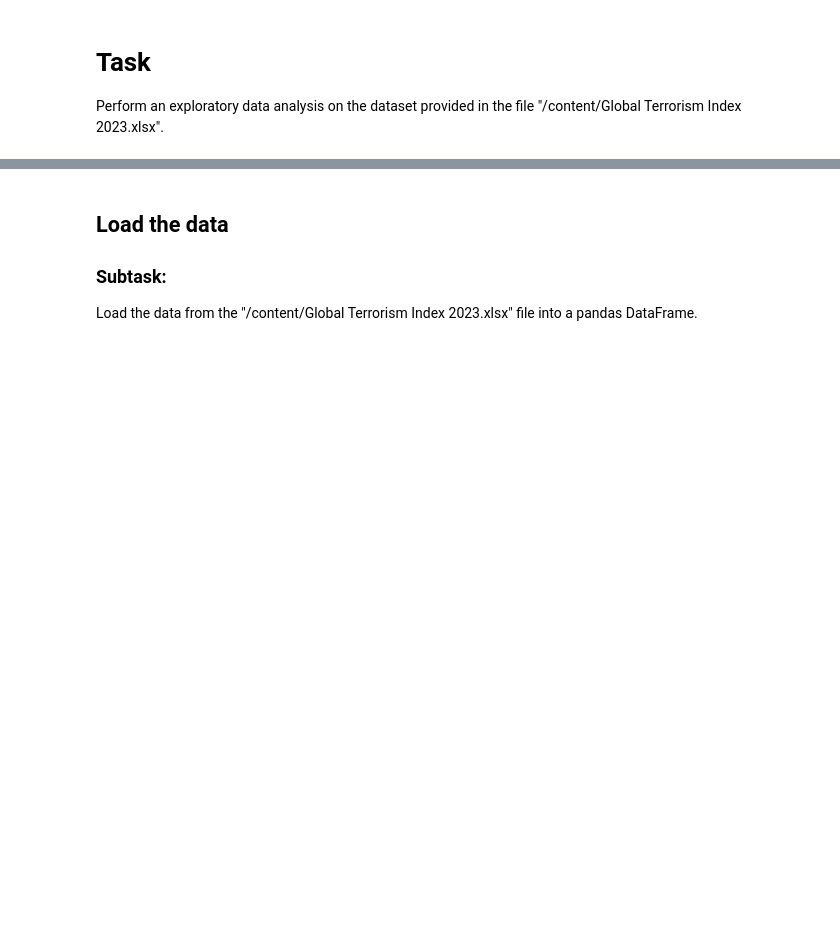
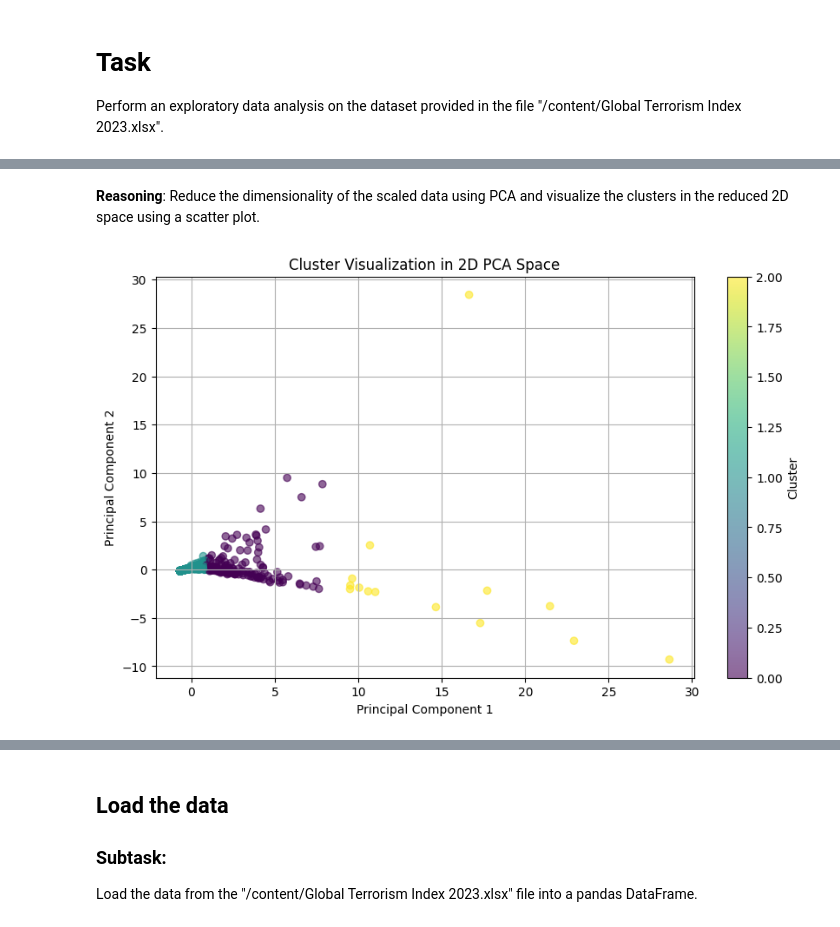
Before and after one commit to lynnfdsouza/Counterterrorism, a Jupyter notebook: Global_Terrorism_Index_01.ipynb, the cells around one changed output, grey strips where cells are left out. Drawn from its saved outputs; the diff is of its cells as text; code cells hidden in the pictures; blank space fills up the shorter version.

```diff
--- a/Global_Terrorism_Index_01.ipynb
+++ b/Global_Terrorism_Index_01.ipynb
@@ -34,0 +377,28 @@ Perform an exploratory data analysis on the dataset provided in the file "/conte
+# %% [markdown]
+**Reasoning**:
+Reduce the dimensionality of the scaled data using PCA and visualize the clusters in the reduced 2D space using a scatter plot.
+# %%
+from sklearn.decomposition import PCA
+import matplotlib.pyplot as plt
+
+# Instantiate PCA
+pca = PCA(n_components=2)
+
+# Fit and transform the scaled clustering data
+clustering_data_pca = pca.fit_transform(clustering_data_scaled)
+
+# Create a DataFrame for easier plotting
+clustering_data_pca_df = pd.DataFrame(clustering_data_pca, columns=['PCA1', 'PCA2'])
+clustering_data_pca_df['Cluster'] = df['Cluster'] # Add cluster labels
+
+# Create scatter plot
+plt.figure(figsize=(10, 6))
+scatter = plt.scatter(clustering_data_pca_df['PCA1'], clustering_data_pca_df['PCA2'], c=clustering_data_pca_df['Cluster'], cmap='viridis', alpha=0.6)
+plt.title('Cluster Visualization in 2D PCA Space')
+plt.xlabel('Principal Component 1')
+plt.ylabel('Principal Component 2')
+plt.colorbar(scatter, label='Cluster')
+plt.grid(True)
+plt.show()
+# %% [output]
+[figure, added]
```
Also changed, not shown: parts of 50 cells of this notebook.
